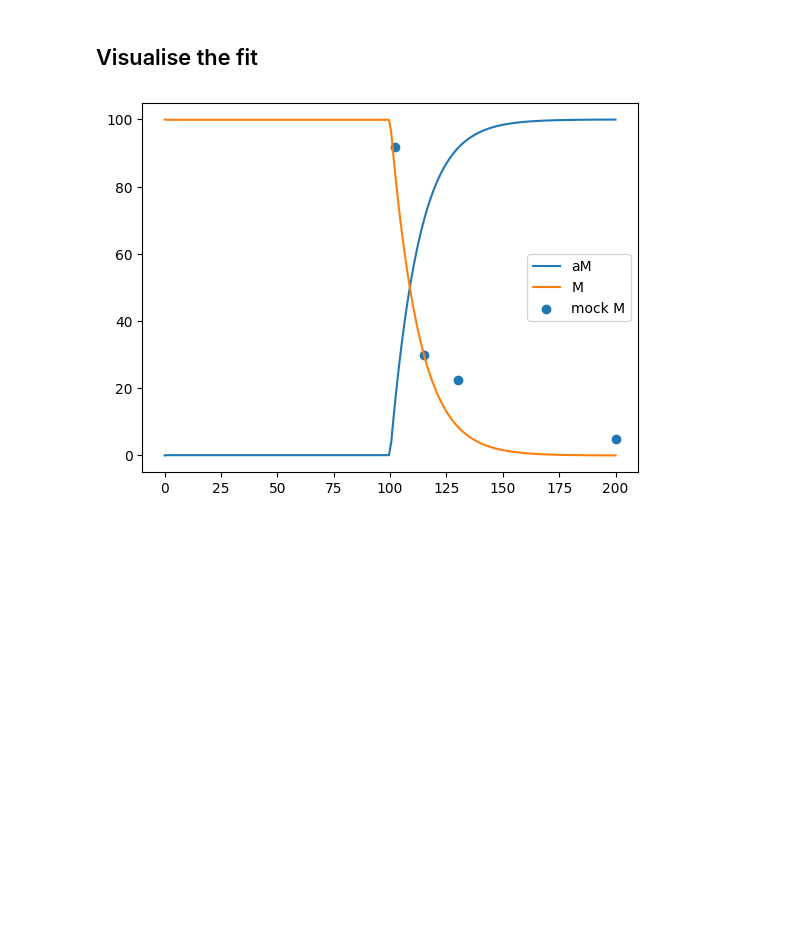
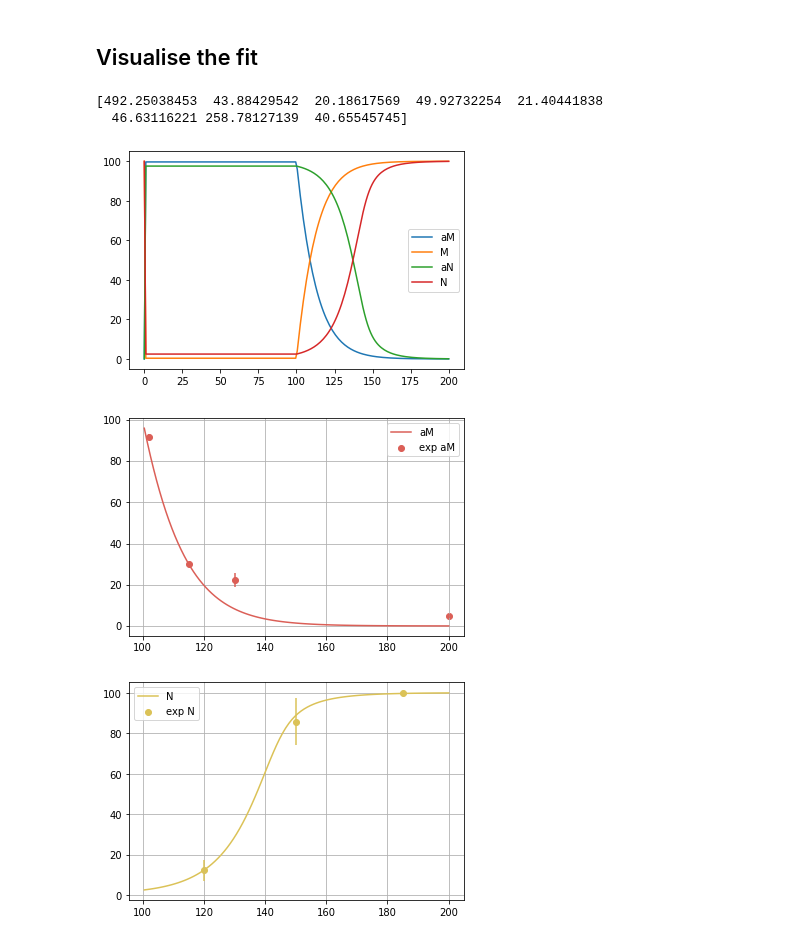
Before and after one commit to AnEvilBurrito/new-peak-project, a Jupyter notebook: src/parameter_estimation.ipynb, the cells around one changed output. Saved outputs shown, nothing was run; the diff lists cells and outputs as text; code cells hidden in the pictures; blank space fills up the shorter version.

```diff
--- a/src/parameter_estimation.ipynb
+++ b/src/parameter_estimation.ipynb
@@ -632,8 +799,10 @@ def objective(p,
 # %%
 # test objective function
 
-exp_data = ExperimentalData()
-exp_data.add_data(mock_time_added, mock_A_ave, mock_A_std, 'M') # ensure the data added has the same name as the state variable
+exp_data = DataHelper()
+for s in ex.get_experimental_states():
+    exp_data.add_exp_data(ex.get_state_modified_time(s, stim_time), ex.get_state_average_for_each_time_point(s), ex.get_state_std_for_each_time_point(s), s)
+
 
 init_paramset = tuple(model.get_parameters().values())
 init_states = model.get_state_variables()
@@ -644,5 +813,12 @@ print(init_paramset)
 
 known_err_array = [0,0,0,0]
 
+vec_paramset = np.ones((len(init_paramset), 3))
+j = 0
+while j < vec_paramset.shape[1]:
+    vec_paramset[:,j] = init_paramset
+    j += 1
+
 print(objective(init_paramset, rr, params_name, init_states, exp_data, sim_time=global_sim_time))
+print(objective_vec(vec_paramset, rr, params_name, init_states, exp_data, sim_time=global_sim_time))
 # %% [output]
@@ -704,8 +891,8 @@ n = 10
 
 
 def parallel_loop(i):
-    result = differential_evolution(objective, bounds, popsize=100, tol=0.01, maxiter=50, args=(
-        rr, params_name, init_states, exp_data, 200), callback=callback)
+    result = differential_evolution(objective_vec, bounds, popsize=pop_size, maxiter=max_iter,
+            args=(rr, params_name, init_states, exp_data, global_sim_time), callback=callback)
     return (result.x, result.fun)
 
 
@@ -789,32 +976,39 @@ else:
 # %%
 params_name = list(model.get_parameters().keys())
 
 best_fit_df = df[df['error'] == df['error'].min()]
 best_fit = best_fit_df.iloc[0].to_numpy()[1:]
 
-rr.reset()
+print(best_fit)
+
 for i in range(len(params_name)):
     rr.model[f'{params_name[i]}'] = best_fit[i]
     # print(runner.model[f'{params_name[i]}'])
 
-init_states = model.get_state_variables()
-for k, v in init_states.items():
-    rr[f'[{k}]'] = v
 
+# rr.reset()
 res = rr.simulate(0, global_sim_time, global_sim_time)
 states = model.get_state_variables().keys()
 for s in states:
     # print(s)
     plt.plot(res['time'], res[f'[{s}]'], label=s)
 
-
-# print(res)
-plt.scatter(mock_time_added, mock_A_ave, label='mock M')
-
-# plt.scatter(mock_time, mock_A[0,:], label='mock A')
-# plt.scatter(mock_time, mock_A[1,:], label='mock A')
-# plt.scatter(mock_time, mock_A[2,:], label='mock A')
 plt.legend()
 plt.show()
+
+exp_states = ex.get_experimental_states()
+for i,s in enumerate(exp_states):
+    exp_data = ex.get_state_average_for_each_time_point(s)
+    exp_data_std = ex.get_state_std_for_each_time_point(s)
+    exp_time = ex.get_state_modified_time(s, stim_time)
+
+    # print(np.array(exp_data))
+    # print(np.array(exp_data_std))
+    # print(np.array(exp_time))
+    plot_state_with_exp_data(s, res, exp_time, exp_data, exp_data_std, stim_time, color=colours[i])
 # %% [output]
+[492.25038453  43.88429542  20.18617569  49.92732254  21.40441838
+  46.63116221 258.78127139  40.65545745]
-[figure, old version]
+[figure, new version]
+[figure, added]
+[figure, added]
```
Also changed, not shown: parts of 16 cells of this notebook, 5 other files.
